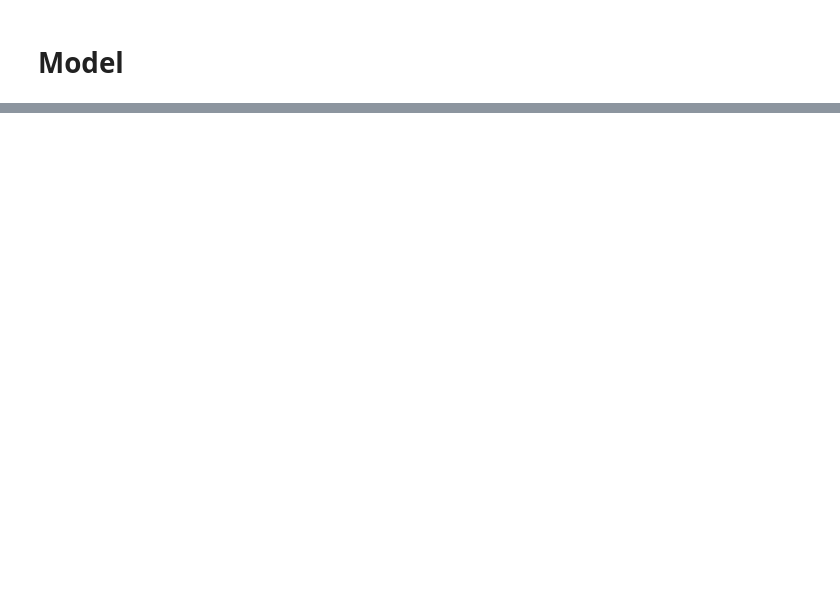
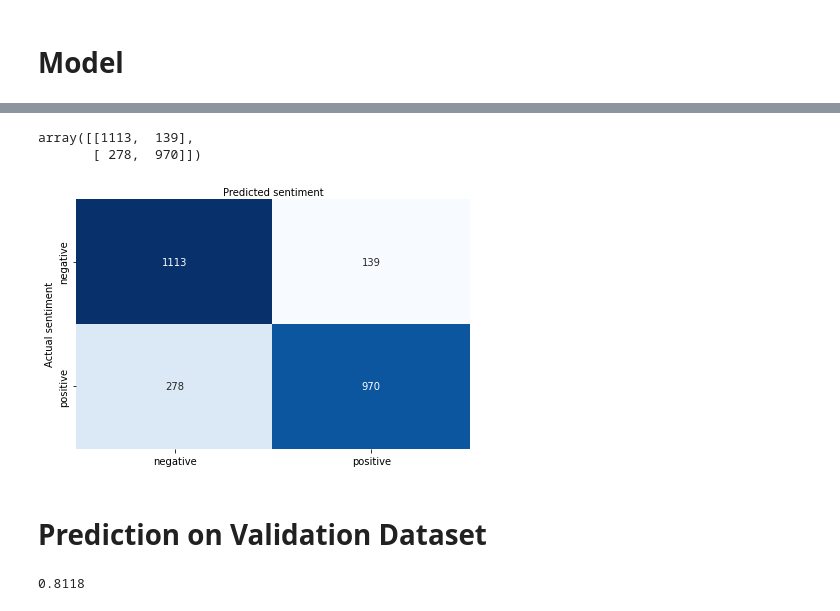
Before and after one commit to AndreaCamilloni/BigDataInMediaTechnology, a Jupyter notebook: Lab1.ipynb, the cells around one changed output, grey strips where cells are left out. Drawn from its saved outputs; the diff is of its cells as text; code cells hidden in the pictures; blank space fills up the shorter version.

```diff
--- a/Lab1.ipynb
+++ b/Lab1.ipynb
@@ -106,0 +294,6 @@ train_data.head(50)
+# %%
+X_train, X_test, y_train, y_test = train_data['text_preprocessed'].values, test_data['text_preprocessed'].values,train_data['score'].values,test_data['score'].values
+# %%
+MNB = MultinomialNaiveBayes(
+    classes=np.unique(np.array([0,1]))
+).fit(X_train, y_train)
@@ -106,0 +302,2 @@ train_data.head(50)
+# %%
+y_hat = MNB.predict(X_test)
@@ -106,0 +319,20 @@ train_data.head(50)
+# %%
+cnf_matrix = confusion_matrix(y_test, y_hat)
+cnf_matrix
+# %% [output]
+array([[1113,  139],
+       [ 278,  970]])
+# %%
+class_names = ["negative", "positive"]
+fig,ax = plt.subplots()
+
+
+sns.heatmap(pd.DataFrame(cnf_matrix), annot=True, cmap="Blues", fmt="d", cbar=False, xticklabels=class_names, yticklabels=class_names)
+ax.xaxis.set_label_position('top')
+plt.tight_layout()
+plt.ylabel('Actual sentiment')
+plt.xlabel('Predicted sentiment');
+# %% [output]
+[figure, added]
+# %% [markdown]
+# Prediction on Validation Dataset
@@ -106,0 +343,4 @@ train_data.head(50)
+# %%
+accuracy_score(y_valid, y_hat_valid)
+# %% [output]
+0.8118
```
Also changed, not shown: parts of 25 cells of this notebook.
